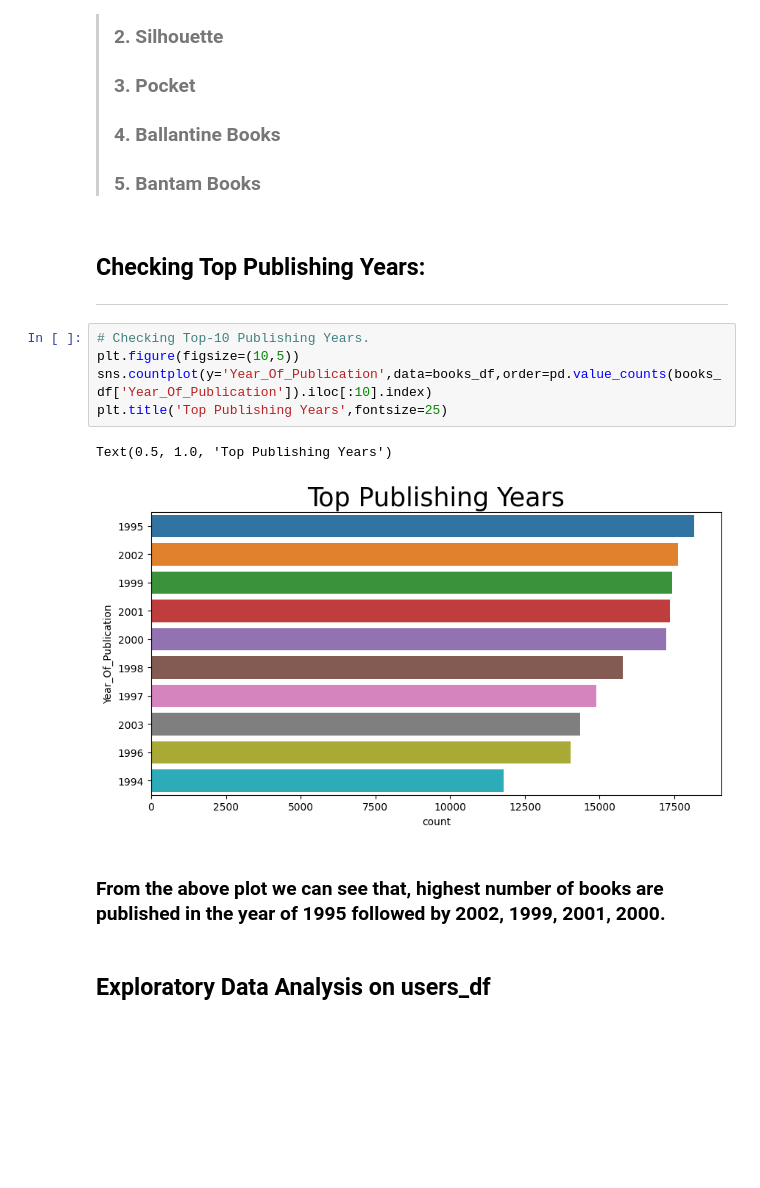
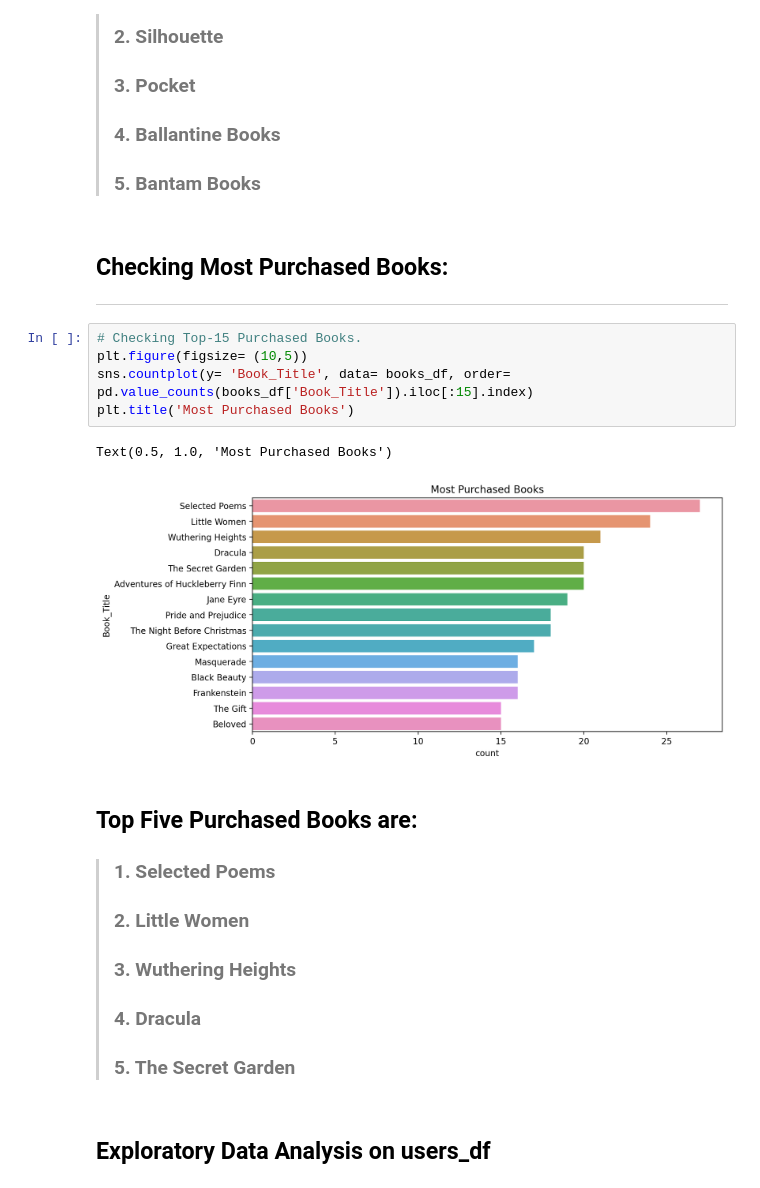
Before and after one commit to RPSahoo219/Book_Recommendation_system, a Jupyter notebook: Book_Recommendation_System.ipynb, the cells around one changed output. Drawn from its saved outputs; the diff is of its cells as text; blank space fills up the shorter version.

```diff
--- a/Book_Recommendation_System.ipynb
+++ b/Book_Recommendation_System.ipynb
@@ -400,20 +423,26 @@ Text(0.5, 1.0, 'Top Publishers')
 >### 3. Pocket
 >### 4. Ballantine Books
 >### 5. Bantam Books
-# %% [markdown]
-## Checking Top Publishing Years:
-
----
+# %% [markdown]
+## Checking Most Purchased Books:
+
+---
 # %%
-# Checking Top-10 Publishing Years.
-plt.figure(figsize=(10,5))
-sns.countplot(y='Year_Of_Publication',data=books_df,order=pd.value_counts(books_df['Year_Of_Publication']).iloc[:10].index)
-plt.title('Top Publishing Years',fontsize=25)
+# Checking Top-15 Purchased Books.
+plt.figure(figsize= (10,5))
+sns.countplot(y= 'Book_Title', data= books_df, order= pd.value_counts(books_df['Book_Title']).iloc[:15].index)
+plt.title('Most Purchased Books')
 # %% [output]
-Text(0.5, 1.0, 'Top Publishing Years')
+Text(0.5, 1.0, 'Most Purchased Books')
-[figure, old version]
+[figure, new version]
-# %% [markdown]
-### From the above plot we can see that, highest number of books are published in the year of 1995 followed by 2002, 1999, 2001, 2000.
+# %% [markdown]
+## Top Five Purchased Books are:
+
+>### 1. Selected Poems
+>### 2. Little Women
+>### 3. Wuthering Heights
+>### 4. Dracula
+>### 5. The Secret Garden
 # %% [markdown]
 ## **Exploratory Data Analysis on users_df**
 # %%
```
Also changed, not shown: parts of 98 cells of this notebook.
